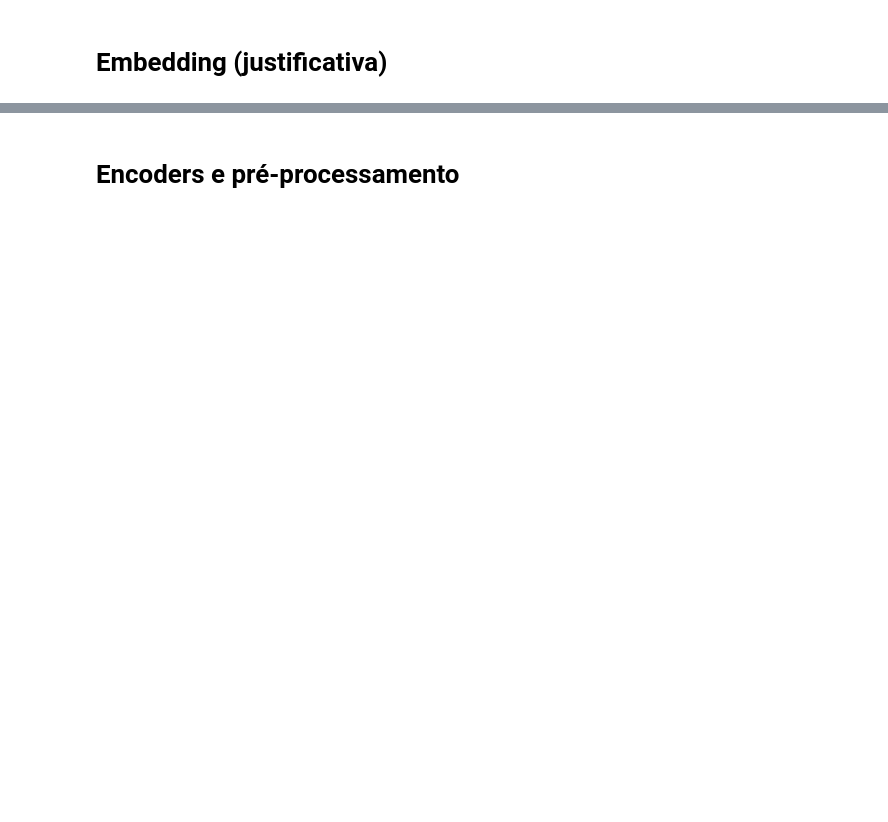
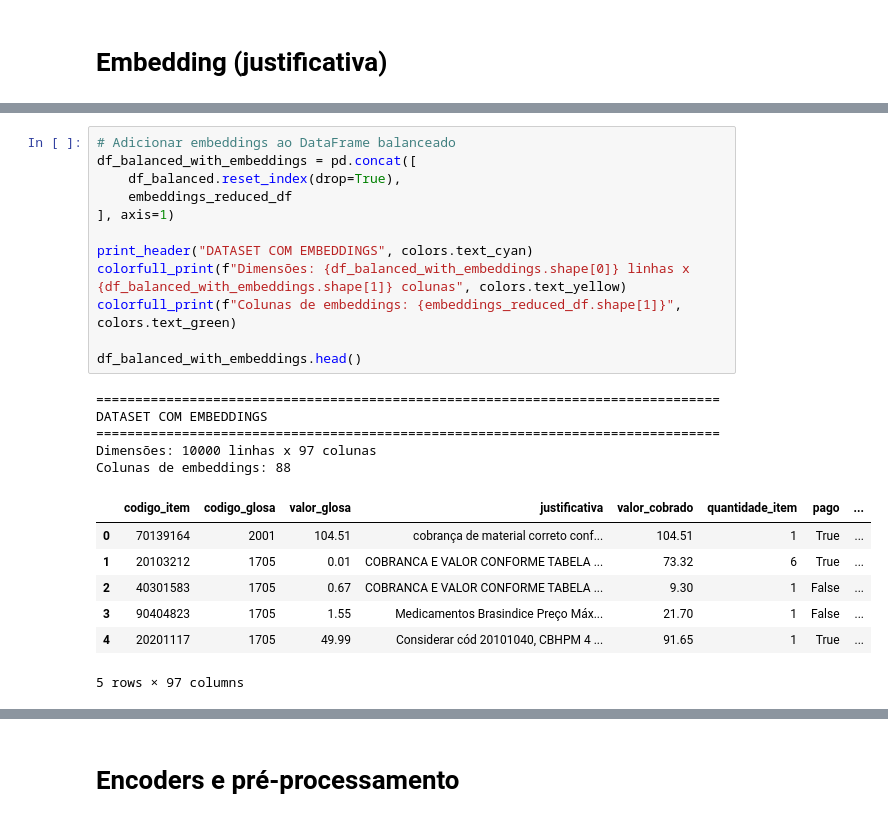
Before and after one commit to brunofbrandaoo/projeto-final-aprendizagem-de-maquina, a Jupyter notebook: src/projeto_final.ipynb, the cells around one changed output, grey strips where cells are left out. Drawn from its saved outputs; the diff is of its cells as text; blank space fills up the shorter version.

```diff
--- a/src/projeto_final.ipynb
+++ b/src/projeto_final.ipynb
@@ -327,0 +404,25 @@ colorfull_print(f"Shape dos embeddings: {embeddings.shape}", colors.text_yellow)
+# %%
+# Adicionar embeddings ao DataFrame balanceado
+df_balanced_with_embeddings = pd.concat([
+    df_balanced.reset_index(drop=True),
+    embeddings_reduced_df
+], axis=1)
+
+print_header("DATASET COM EMBEDDINGS", colors.text_cyan)
+colorfull_print(f"Dimensões: {df_balanced_with_embeddings.shape[0]} linhas x {df_balanced_with_embeddings.shape[1]} colunas", colors.text_yellow)
+colorfull_print(f"Colunas de embeddings: {embeddings_reduced_df.shape[1]}", colors.text_green)
+
+df_balanced_with_embeddings.head()
+# %% [output]
+================================================================================
+DATASET COM EMBEDDINGS
+================================================================================
+Dimensões: 10000 linhas x 97 colunas
+Colunas de embeddings: 88
+|  | codigo_item | codigo_glosa | valor_glosa | justificativa | valor_cobrado | quantidade_item | pago | ... |
+| 0 | 70139164 | 2001 | 104.51 | cobrança de material correto conf... | 104.51 | 1 | True | ... |
+| 1 | 20103212 | 1705 | 0.01 | COBRANCA E VALOR CONFORME TABELA ... | 73.32 | 6 | True | ... |
+| 2 | 40301583 | 1705 | 0.67 | COBRANCA E VALOR CONFORME TABELA ... | 9.30 | 1 | False | ... |
+| 3 | 90404823 | 1705 | 1.55 | Medicamentos Brasindice Preço Máx... | 21.70 | 1 | False | ... |
+| 4 | 20201117 | 1705 | 49.99 | Considerar cód 20101040, CBHPM 4 ... | 91.65 | 1 | True | ... |
+5 rows × 97 columns
```
Also changed, not shown: parts of 17 cells of this notebook.
